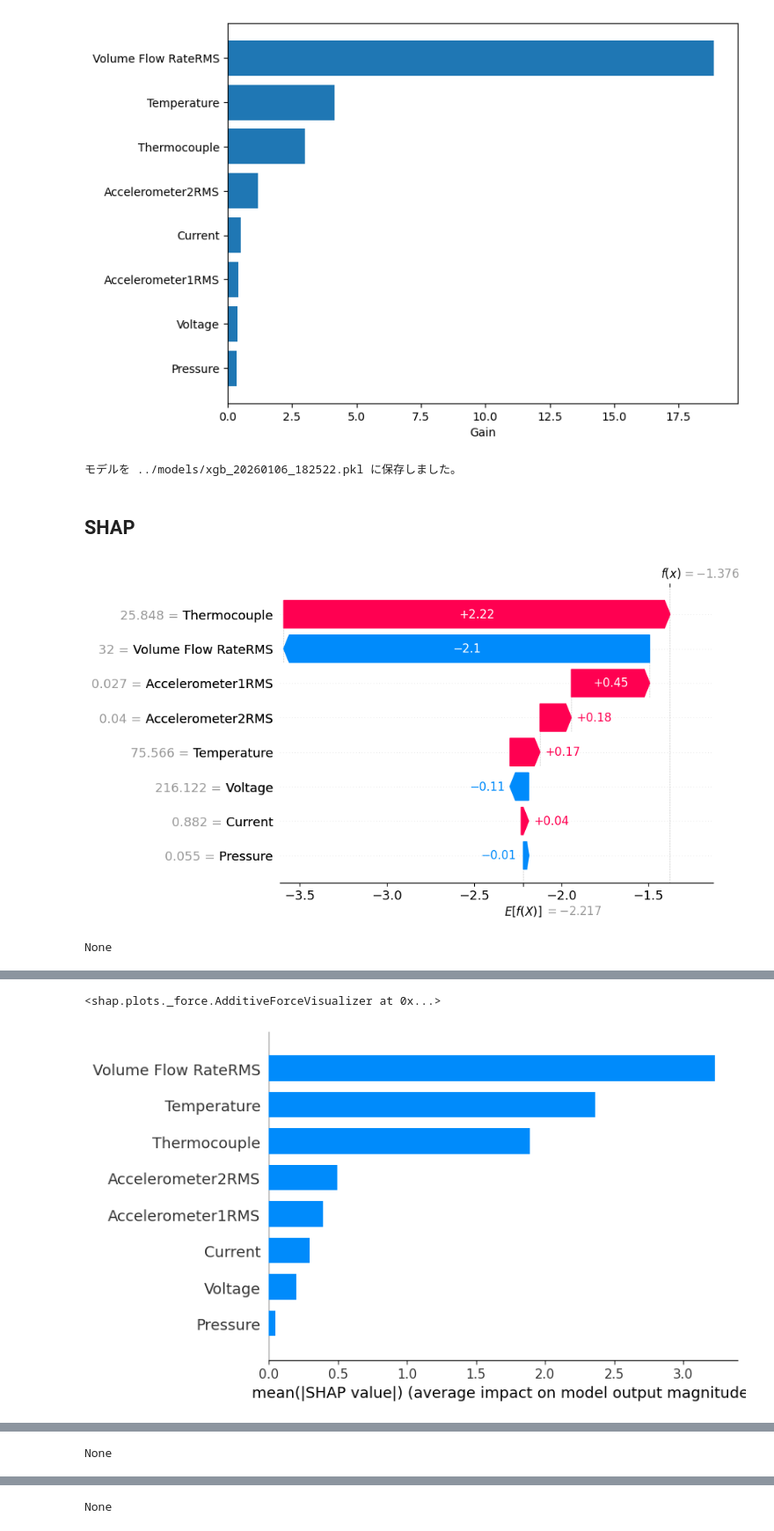
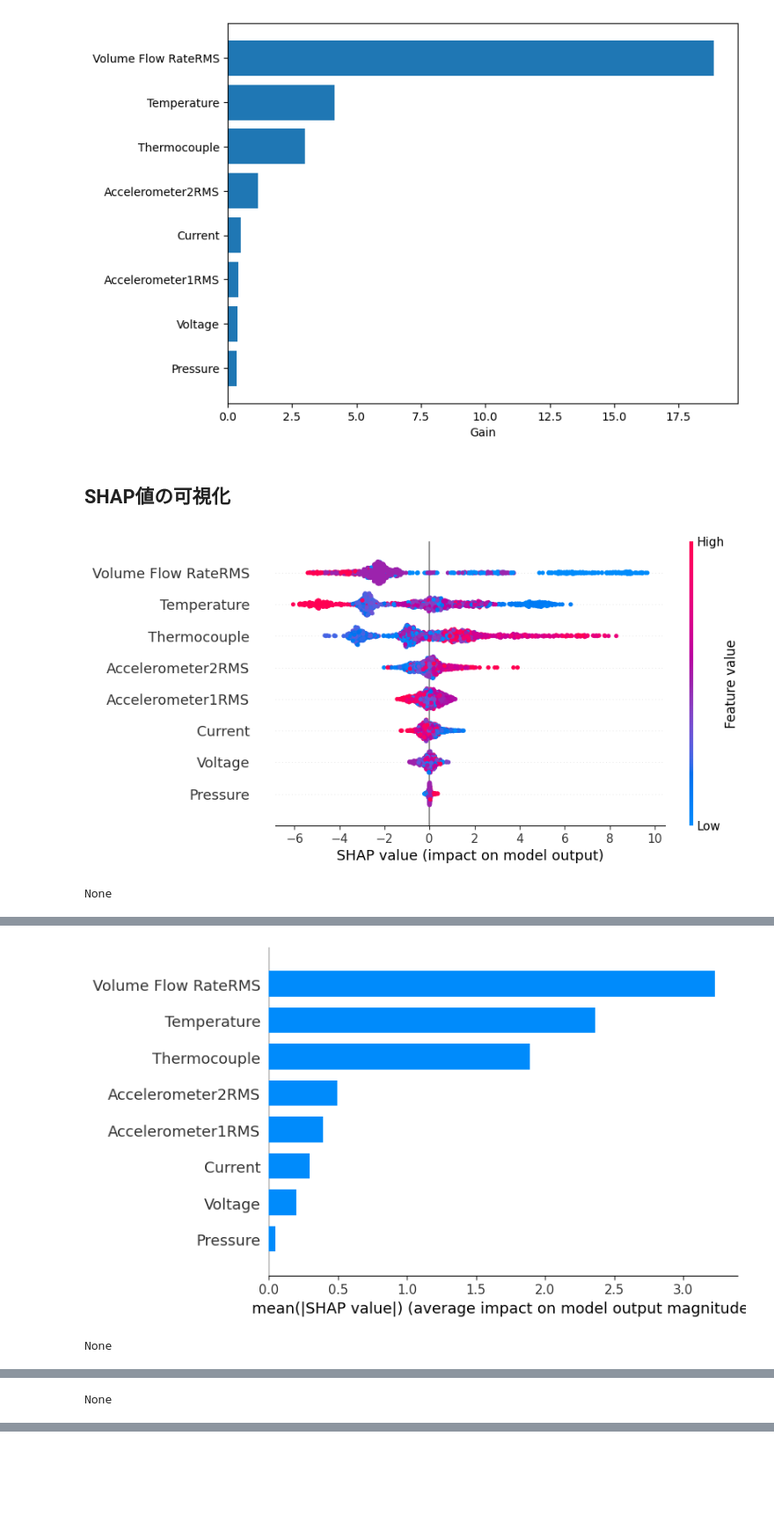
Before and after one commit to yut0takagi/ass-production-management, a Jupyter notebook: notebook/1-03-1-construct-xgb-model.ipynb, the cells around one changed output, grey strips where cells are left out. Shown at 88% size. Drawn from its saved outputs; the diff is of its cells as text; code cells hidden in the pictures; blank space fills up the shorter version.

```diff
--- a/notebook/1-03-1-construct-xgb-model.ipynb
+++ b/notebook/1-03-1-construct-xgb-model.ipynb
@@ -66,31 +74,22 @@ plt.xlabel("Gain")
 plt.show()
 # %% [output]
 [figure]
-# %%
-datetime_str = datetime.now().strftime('%Y%m%d_%H%M%S')
-model_filename = f'../models/xgb_{datetime_str}.pkl'
-with open(model_filename, 'wb') as f:
-    pickle.dump(xgb_model, f)
-    print(f"モデルを {model_filename} に保存しました。")
-# %% [output]
-モデルを ../models/xgb_20260106_182522.pkl に保存しました。
 # %% [markdown]
-## SHAP
+## SHAP値の可視化
 # %%
 # SHAPによるモデル説明の構築
 # Tree系のモデルの場合はTreeExplainerを利用する
 explainer_B = shap.TreeExplainer(xgb_model, x_test)
 shap_values_B = explainer_B(x_test)
 
+# SHAP Summary Plot(beeswarm)
+display(shap.plots.beeswarm(shap_values_B))
+
+# SHAP Summary Plot(bar)
+display(shap.summary_plot(shap_values_B, plot_type='bar'))
+
 # Waterfallモデルによる可視化
 display(shap.plots.waterfall(shap_values_B[0]))
-
-shap.initjs()
-display(shap.plots.force(shap_values_B[0]))
-
-display(shap.summary_plot(shap_values_B, plot_type='bar'))
-
-display(shap.summary_plot(shap_values_B))
 # %% [output]
-[figure, old version]
+[figure, new version]
 None
@@ -98,2 +96,2 @@ None
+[figure]
-<shap.plots._force.AdditiveForceVisualizer at 0x...>
+None
-[figure]
@@ -102 +99,0 @@ None
-None
```
Also changed, not shown: parts of 2 cells of this notebook, 2 other files.
